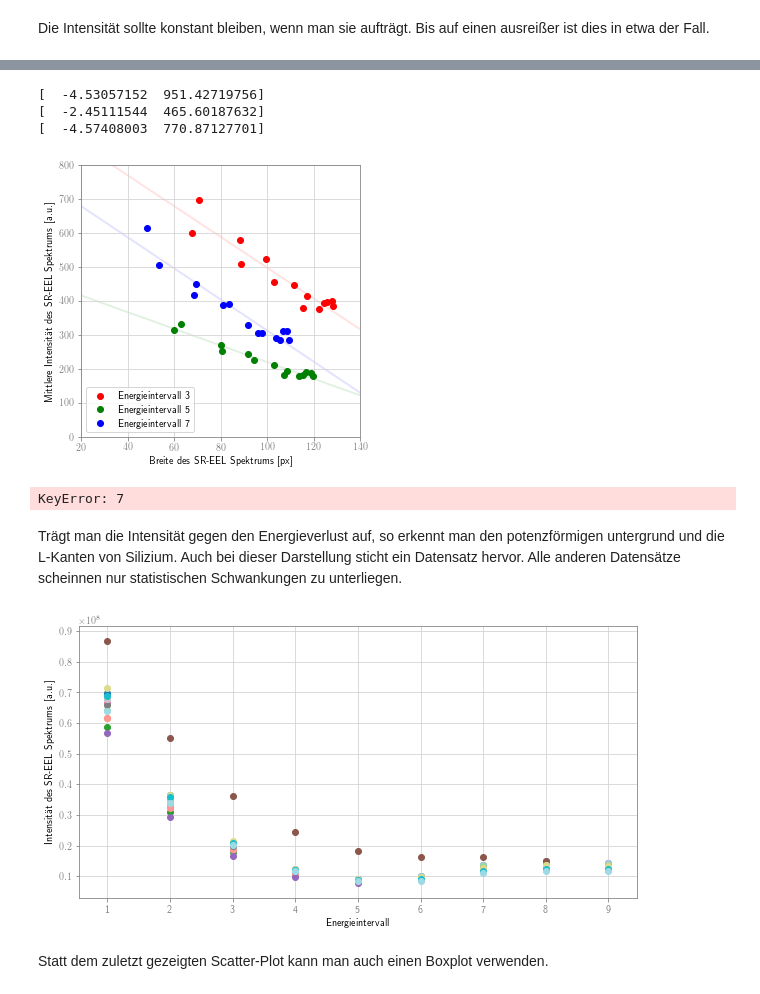
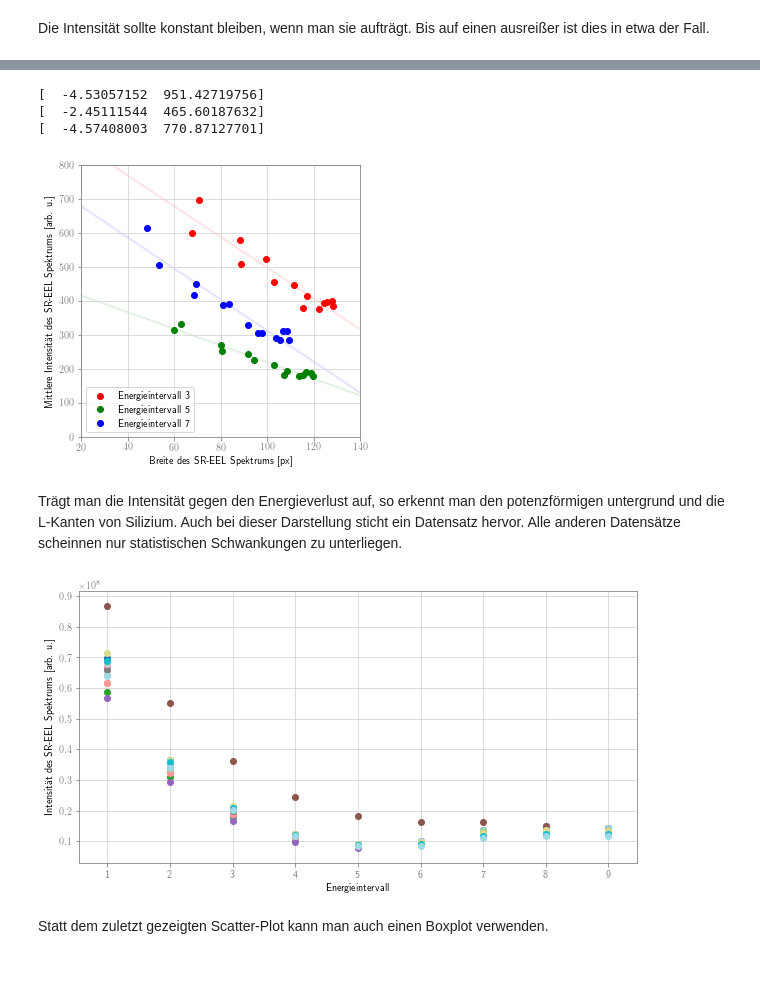
Before and after one commit to m-entrup/Dissertation, a Jupyter notebook: Jupyter-Notebooks/Kapitel3/SR-EELS-Charakterisierung.ipynb, the cells around one changed output, grey strips where cells are left out. Cells and saved outputs as stored; diff of their text form; code cells hidden in the pictures.

```diff
--- a/Jupyter-Notebooks/Kapitel3/SR-EELS-Charakterisierung.ipynb
+++ b/Jupyter-Notebooks/Kapitel3/SR-EELS-Charakterisierung.ipynb
@@ -221,10 +226,12 @@ plt.ylabel('Position des SR-EEL Spektrums [px]')
 
 poly2_func = lambda x, a, b, c: a + b*x + c*x**2
 
+errors = []
 for index, line, in enumerate(lines_pos):
     color = colors(index)
     plt.scatter(pos_from_keys, line, c=color, edgecolor=color)
     popt, pcov = scipy.optimize.curve_fit(poly2_func, pos_from_keys, line, p0=(1, 1, 1))
+    errors.append(np.sqrt(np.diag(pcov)))
     x_fit = np.linspace(np.min(pos_from_keys), 5 * np.max(pos_from_keys), 1000)
     y_fit = [poly2_func(x, *popt) for x in x_fit]
     if index == 1:
@@ -235,5 +242,7 @@ for index, line, in enumerate(lines_pos):
         lw = 2
     plt.plot(x_fit, y_fit, c=color, linewidth=2, zorder=-1, alpha=0.33)
 plt.savefig('Bilder/SR-EELS_Charakterisierung_Pos-vs-E_p2')
+errors = np.reshape(errors, (len(errors[0]), len(errors)))
+print([np.mean(error) for error in errors])
 plt.show()
 # %% [output]
@@ -247,10 +257,12 @@ plt.yticks(range(0, 4097, 256))
 plt.xlabel('Energieintervall')
 plt.ylabel('Position des SR-EEL Spektrums [px]')
 
+errors = []
 for index, line, in enumerate(lines_pos):
     color = colors(index)
     plt.scatter(pos_from_keys, line, c=color, edgecolor=color)
     popt, pcov = scipy.optimize.curve_fit(poly3_func, pos_from_keys, line, p0=(1, 1, 1, 1))
+    errors.append(np.sqrt(np.diag(pcov)))
     x_fit = np.linspace(np.min(pos_from_keys), 2 * np.max(pos_from_keys), 1000)
     y_fit = [poly3_func(x, *popt) for x in x_fit]
     if index == 1:
@@ -261,5 +273,7 @@ for index, line, in enumerate(lines_pos):
         lw = 2
     plt.plot(x_fit, y_fit, c=color, linewidth=2, zorder=-1, alpha=0.33)
 plt.savefig('Bilder/SR-EELS_Charakterisierung_Pos-vs-E_p3')
+errors = np.reshape(errors, (len(errors[0]), len(errors)))
+print([np.mean(error) for error in errors])
 plt.show()
 # %% [output]
@@ -266 +281,31 @@ plt.show()
 [figure]
+# %%
+plt.figure(figsize=(10, 5))
+# Bei den xticks verwende ich Indizes statt die Prozent-Werte:
+xticks = range(10, 100, 10)
+plt.xticks(xticks, ['%d' % (tick / 10,) for tick in xticks])
+plt.yticks(range(0, 4097, 256))
+plt.xlabel('Energieintervall')
+plt.ylabel('Position des SR-EEL Spektrums [px]')
+
+poly4_func = lambda x, a, b, c, d, e: a + b*x + c*x**2 + d*x**3 + e*x**4
+
+errors = []
+for index, line, in enumerate(lines_pos):
+    color = colors(index)
+    plt.scatter(pos_from_keys, line, c=color, edgecolor=color)
+    popt, pcov = scipy.optimize.curve_fit(poly4_func, pos_from_keys, line, p0=(1, 1, 1, 1, 1))
+    errors.append(np.sqrt(np.diag(pcov)))
+    x_fit = np.linspace(np.min(pos_from_keys), 2 * np.max(pos_from_keys), 1000)
+    y_fit = [poly4_func(x, *popt) for x in x_fit]
+    if index == 1:
+        a = 1
+        lw = 3
+    else:
+        a = 0.33
+        lw = 2
+    plt.plot(x_fit, y_fit, c=color, linewidth=2, zorder=-1, alpha=0.33)
+plt.savefig('Bilder/SR-EELS_Charakterisierung_Pos-vs-E_p4')
+errors = np.reshape(errors, (len(errors[0]), len(errors)))
+print([np.mean(error) for error in errors])
+plt.show()
@@ -342,7 +390,7 @@ Eine Tendenz lässt sich trotzdem erkennen: Die Breite sinkt mit steigendem Ener
 Da der Datensatz neben den Spalten mit der Breite noch weitere Daten enthält, müssen wir die Daten filtern.
 Anschließend können wir die einzelnen Zeilen extrahieren.
 # %%
-width_key_list = [key for key in data.keys() if 'width' in key]
+width_key_list = sorted([key for key in data.keys() if 'width' in key])
 pos_from_keys = [int(key.replace('width', '')) for key in width_key_list]
 # Wir benötigen nur die Spalten, die die Breite enthalten:
 data_width = data.filter(regex=r'width\d{2}')
@@ -404,48 +452,44 @@ mean70 = data.mean70
 
 plt.figure(figsize=(5, 5))
 plt.xlabel('Breite des SR-EEL Spektrums [px]')
-plt.ylabel('Mittlere Intensität des SR-EEL Spektrums [a.u.]')
+plt.ylabel('Mittlere Intensität des SR-EEL Spektrums [arb. u.]')
 plt.xlim(20, 140)
 plt.ylim(0, 800)
 
 width30 = data.width30
 width50 = data.width50
 width70 = data.width70
 plt.scatter(width30, mean30, c='r', edgecolor='r', label='Energieintervall 3')
 plt.scatter(width50, mean50, c='g', edgecolor='g', label='Energieintervall 5')
 plt.scatter(width70, mean70, c='b', edgecolor='b', label='Energieintervall 7')
 
 for width, mean, c in zip([width30, width50, width70], [mean30, mean50, mean70], ['r', 'g', 'b']):
     xs = []
     ys = []
     for i, val in enumerate(mean):
         if val < 1000:
             xs.append(width[i])
             ys.append(val)
     popt, pcov = scipy.optimize.curve_fit(lin_func, xs, ys, p0=(-5, 900))
     print(popt)
     x_fit = np.linspace(20, 140, 1000)
     y_fit = [lin_func(x, *popt) for x in x_fit]
     plt.plot(x_fit, y_fit, c=c, linewidth=2, zorder=-1, alpha=0.11)
 
 plt.legend(loc='lower left')
 plt.savefig('Bilder/SR-EELS_Charakterisierung_Int-vs-Width')
 plt.show()
 # %% [output]
 [  -4.53057152  951.42719756]
 [  -2.45111544  465.60187632]
 [  -4.57408003  770.87127701]
-[figure, old version]
+[figure, new version]
-# %%
-data[7]
-# %% [output]
-KeyError: 7
 # %% [markdown]
 Trägt man die Intensität gegen den Energieverlust auf, so erkennt man den potenzförmigen untergrund und die L-Kanten von Silizium.
 Auch bei dieser Darstellung sticht ein Datensatz hervor.
 Alle anderen Datensätze scheinnen nur statistischen Schwankungen zu unterliegen.
 # %%
-int_key_list = [key for key in data.keys() if 'int' in key]
+int_key_list = sorted([key for key in data.keys() if 'int' in key])
 int_from_keys = [int(key.replace('int', '')) for key in int_key_list]
 data_int = data.filter(regex=r'int\d{2}')
 lines_int = [get_line(i, int_key_list, data_int) for i in range(len(data_int))]
@@ -455,7 +499,7 @@ plt.figure(figsize=(10, 5))
 xticks = range(10, 100, 10)
 plt.xticks(xticks, ['%d' % (tick / 10,) for tick in xticks])
 plt.xlabel('Energieintervall')
-plt.ylabel('Intensität des SR-EEL Spektrums [a.u.]')
+plt.ylabel('Intensität des SR-EEL Spektrums [arb. u.]')
 
 for index, line, in enumerate(lines_int):
     color = colors(index)
@@ -463,7 +507,7 @@ for index, line, in enumerate(lines_int):
 plt.savefig('Bilder/SR-EELS_Charakterisierung_Int-vs-E')
 plt.show()
 # %% [output]
-[figure, old version]
+[figure, new version]
 # %% [markdown]
 Statt dem zuletzt gezeigten Scatter-Plot kann man auch einen Boxplot verwenden.
 # %%
```
Also changed, not shown: parts of 13 cells of this notebook, 18 other files.
